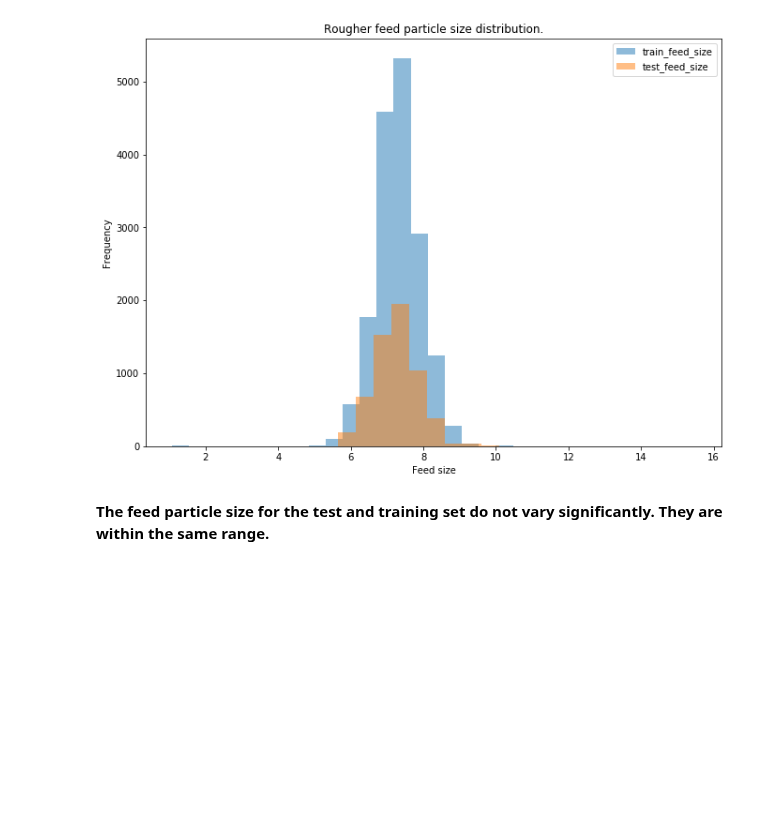
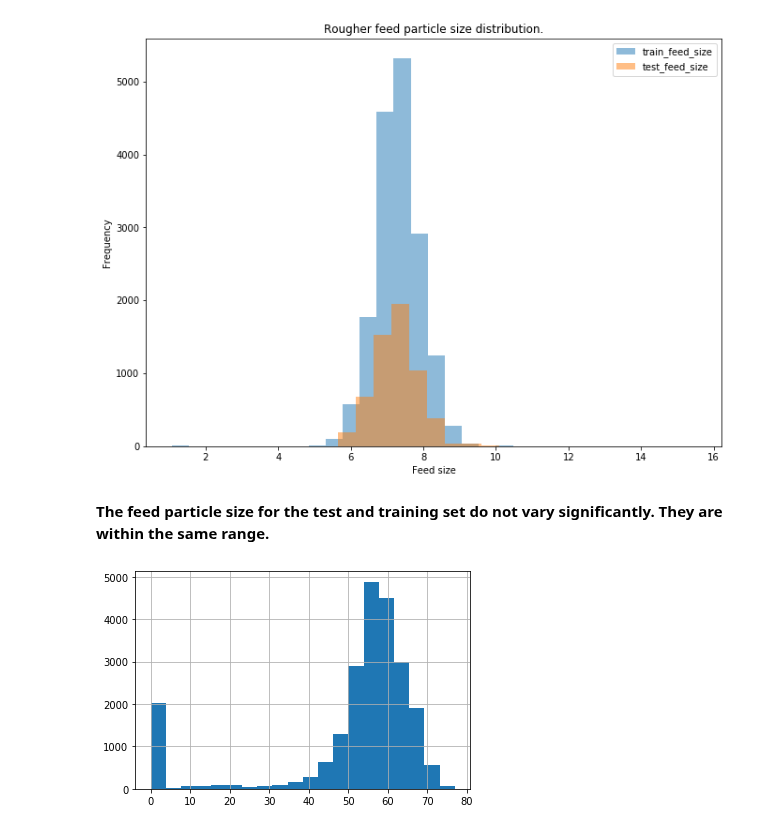
Before and after one commit to Alumasa/data_science_practicum, a Jupyter notebook: Integrated Project 2.ipynb, the cells around one changed output. Cells and saved outputs as stored; diff of their text form; code cells hidden in the pictures; blank space fills up the shorter version.

Commit message:
Total distributions of concentrations of metals

```diff
--- a/Integrated Project 2.ipynb
+++ b/Integrated Project 2.ipynb
@@ -221,3 +228,10 @@ plt.legend();
 [figure]
 # %% [markdown]
 **The feed particle size for the test and training set do not vary significantly. They are within the same range.**
+# %%
+#total concentrations of all substances
+features_raw_concentrate = ['rougher.input.feed_au', 'rougher.input.feed_ag',
+                              'rougher.input.feed_pb', 'rougher.input.feed_sol']
+full[features_raw_concentrate].sum(1).hist(bins=20);
+# %% [output]
+[figure, added]
```
Also changed, not shown: parts of 8 cells of this notebook.
